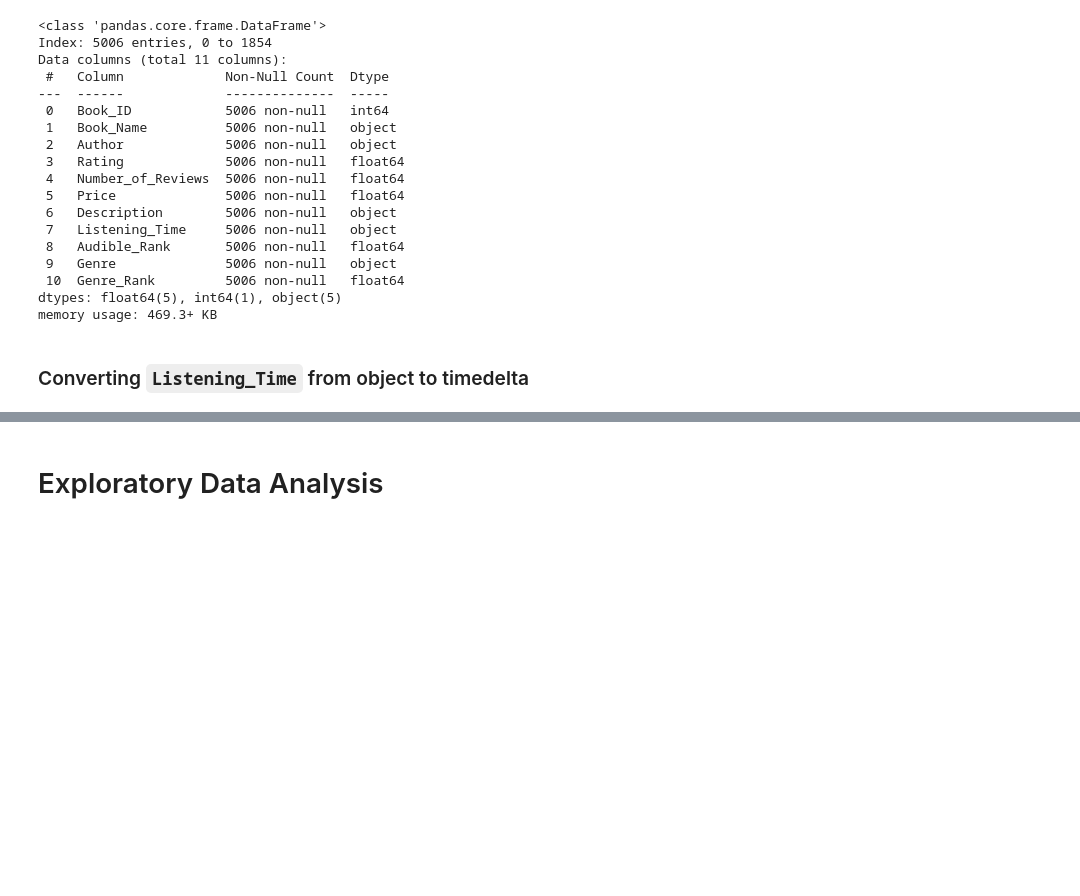
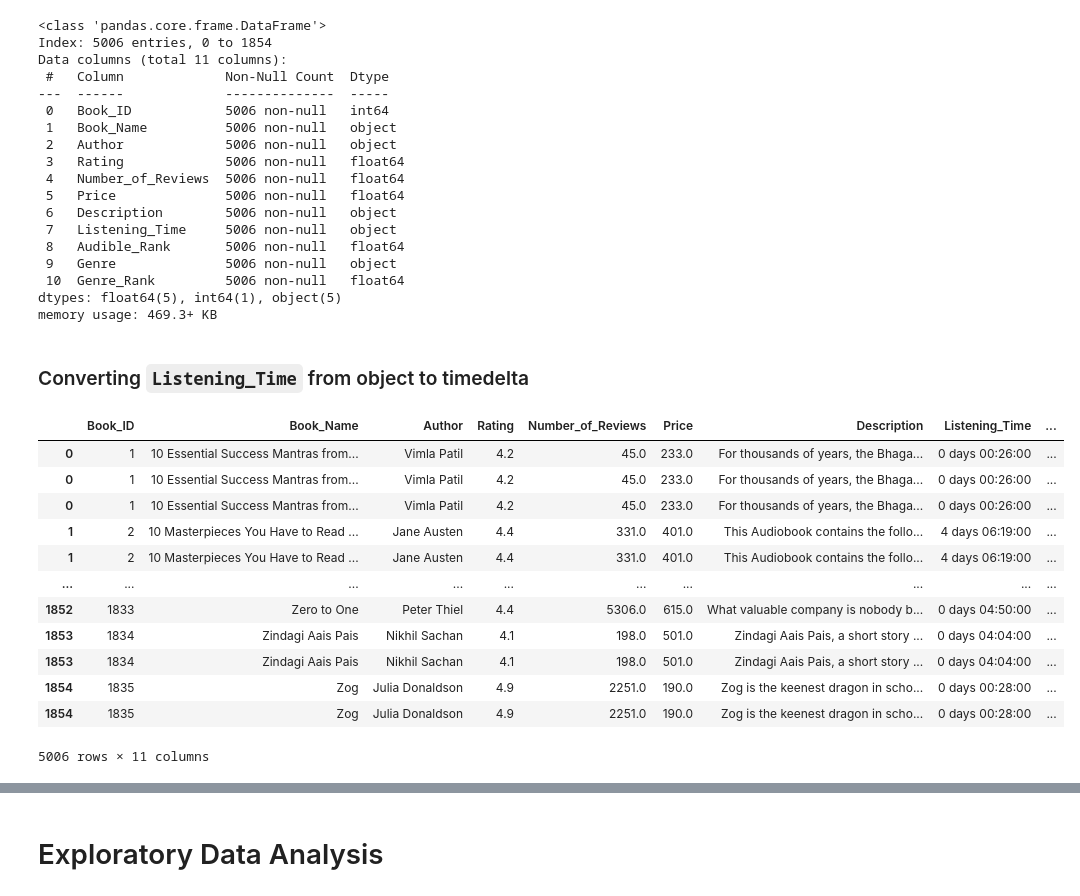
Before and after one commit to JS-Tharun/Intelligent-Book-Recommendations-System, a Jupyter notebook: notebooks/notebook.ipynb, the cells around one changed output, grey strips where cells are left out. Saved outputs shown, nothing was run; the diff lists cells and outputs as text; code cells hidden in the pictures; blank space fills up the shorter version.

Commit message:
Normalized Book data and seperated genre and ranks from the main table

```diff
--- a/notebooks/notebook.ipynb
+++ b/notebooks/notebook.ipynb
@@ -293,8 +293,10 @@ df_merged
 # %% [markdown]
 Unpacking genres and its ranks
 # %%
-df_merged['genre_ranks_list'] = df_merged['genre_ranks'].apply(lambda x: x.items())
-df_exploded = df_merged.explode('genre_ranks_list')
+df_exploded = df_merged.copy()
+
+df_exploded['genre_ranks_list'] = df_exploded['genre_ranks'].apply(lambda x: x.items())
+df_exploded = df_exploded.explode('genre_ranks_list')
 df_exploded[['Genre', 'Genre_Rank']] = pd.DataFrame(
     df_exploded['genre_ranks_list'].tolist(),
     index=df_exploded.index
@@ -340,8 +341,9 @@ df_exploded.rename(columns={
     },
     inplace=True
 )
+
+df_filled = df_exploded.copy()
+df_filled = df_filled[['Book_ID','Book_Name','Author','Rating','Number_of_Reviews','Price','Description','Listening_Time','Audible_Rank','Genre','Genre_Rank']]
-# %%
-df_filled = df_exploded[['Book_ID','Book_Name','Author','Rating','Number_of_Reviews','Price','Description','Listening_Time','Audible_Rank','Genre','Genre_Rank']]
 # %%
 # Percentage of missing values
 per_miss_val(df_filled)
@@ -418,3 +420,19 @@ def extract_hours_minutes(text):
     return pd.Timedelta(hours=hours, minutes=minutes)
 
 df_filled['Listening_Time'] = df_filled['Listening_Time'].apply(lambda x: extract_hours_minutes(x))
+# %%
+df_filled
+# %% [output]
+|  | Book_ID | Book_Name | Author | Rating | Number_of_Reviews | Price | Description | Listening_Time | ... |
+| 0 | 1 | 10 Essential Success Mantras from... | Vimla Patil | 4.2 | 45.0 | 233.0 | For thousands of years, the Bhaga... | 0 days 00:26:00 | ... |
+| 0 | 1 | 10 Essential Success Mantras from... | Vimla Patil | 4.2 | 45.0 | 233.0 | For thousands of years, the Bhaga... | 0 days 00:26:00 | ... |
+| 0 | 1 | 10 Essential Success Mantras from... | Vimla Patil | 4.2 | 45.0 | 233.0 | For thousands of years, the Bhaga... | 0 days 00:26:00 | ... |
+| 1 | 2 | 10 Masterpieces You Have to Read ... | Jane Austen | 4.4 | 331.0 | 401.0 | This Audiobook contains the follo... | 4 days 06:19:00 | ... |
+| 1 | 2 | 10 Masterpieces You Have to Read ... | Jane Austen | 4.4 | 331.0 | 401.0 | This Audiobook contains the follo... | 4 days 06:19:00 | ... |
+| ... | ... | ... | ... | ... | ... | ... | ... | ... | ... |
+| 1852 | 1833 | Zero to One | Peter Thiel | 4.4 | 5306.0 | 615.0 | What valuable company is nobody b... | 0 days 04:50:00 | ... |
+| 1853 | 1834 | Zindagi Aais Pais | Nikhil Sachan | 4.1 | 198.0 | 501.0 | Zindagi Aais Pais, a short story ... | 0 days 04:04:00 | ... |
+| 1853 | 1834 | Zindagi Aais Pais | Nikhil Sachan | 4.1 | 198.0 | 501.0 | Zindagi Aais Pais, a short story ... | 0 days 04:04:00 | ... |
+| 1854 | 1835 | Zog | Julia Donaldson | 4.9 | 2251.0 | 190.0 | Zog is the keenest dragon in scho... | 0 days 00:28:00 | ... |
+| 1854 | 1835 | Zog | Julia Donaldson | 4.9 | 2251.0 | 190.0 | Zog is the keenest dragon in scho... | 0 days 00:28:00 | ... |
+5006 rows × 11 columns
```
Also changed, not shown: parts of 7 cells of this notebook.
